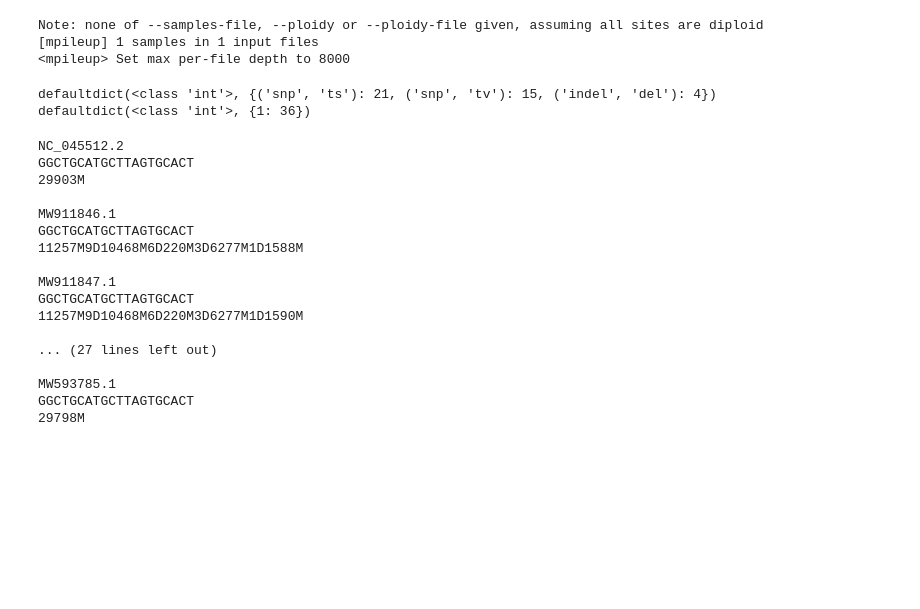
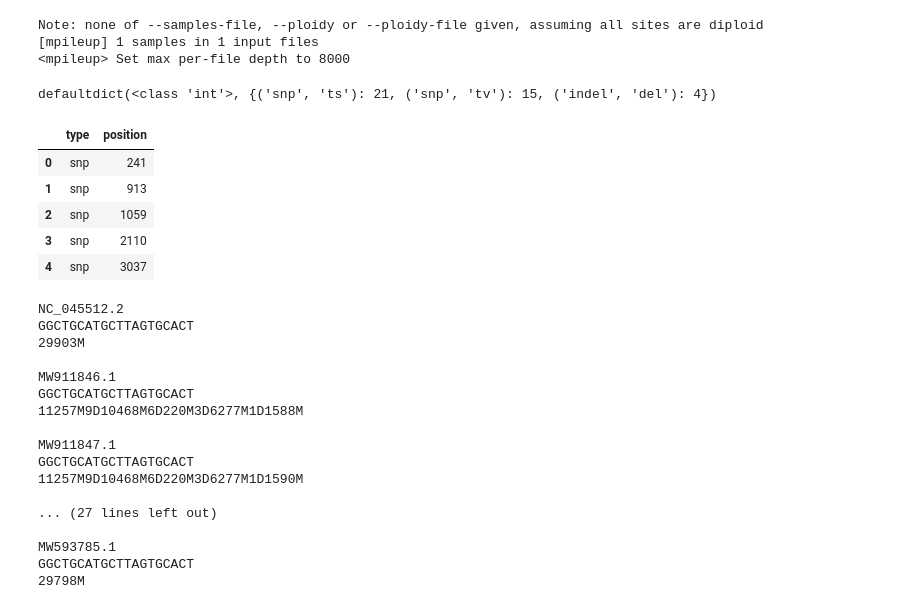
Before and after one commit to simonjuleseric2/covid_sequence, a Jupyter notebook: variant_analysis/test_bwa.ipynb, the cells around one changed output. Drawn from its saved outputs; the diff is of its cells as text; code cells hidden in the pictures; blank space fills up the shorter version.

```diff
--- a/variant_analysis/test_bwa.ipynb
+++ b/variant_analysis/test_bwa.ipynb
@@ -60,20 +62,29 @@ Note: none of --samples-file, --ploidy or --ploidy-file given, assuming all site
 # %%
 f = vcf.Reader(filename='sequences4/var.raw.vcf')
 
 my_type = defaultdict(int)
 num_alts = defaultdict(int)
 
+mut_data=[]
 for rec in f:
     #print(rec.var_type)
-
+    #print(rec)
     my_type[rec.var_type, rec.var_subtype] += 1
+    mut_data.append([rec.var_type, rec.POS])
     if rec.is_snp:
         num_alts[len(rec.ALT)] += 1
 print(my_type)
-print(num_alts)
+#print(num_alts)
+mut_df=pd.DataFrame(mut_data, columns=['type', 'position'])
+mut_df.head()
 # %% [output]
 defaultdict(<class 'int'>, {('snp', 'ts'): 21, ('snp', 'tv'): 15, ('indel', 'del'): 4})
-defaultdict(<class 'int'>, {1: 36})
+|  | type | position |
+| 0 | snp | 241 |
+| 1 | snp | 913 |
+| 2 | snp | 1059 |
+| 3 | snp | 2110 |
+| 4 | snp | 3037 |
 # %%
 import re
 
```
Also changed, not shown: parts of 9 cells of this notebook.
